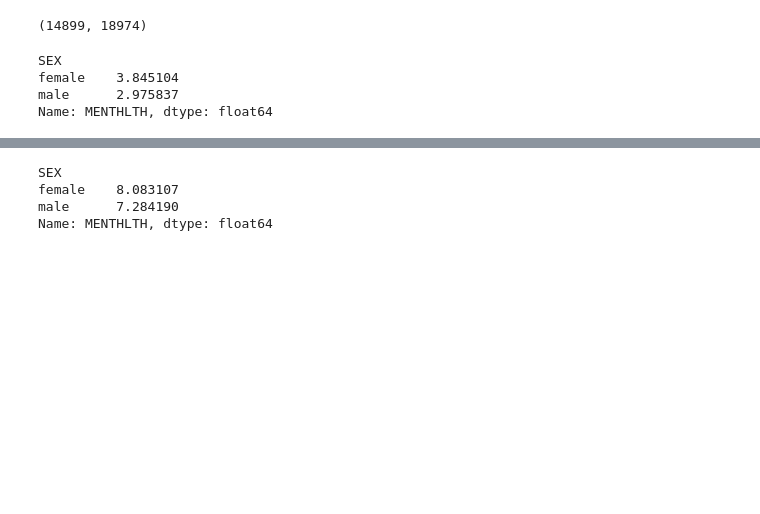
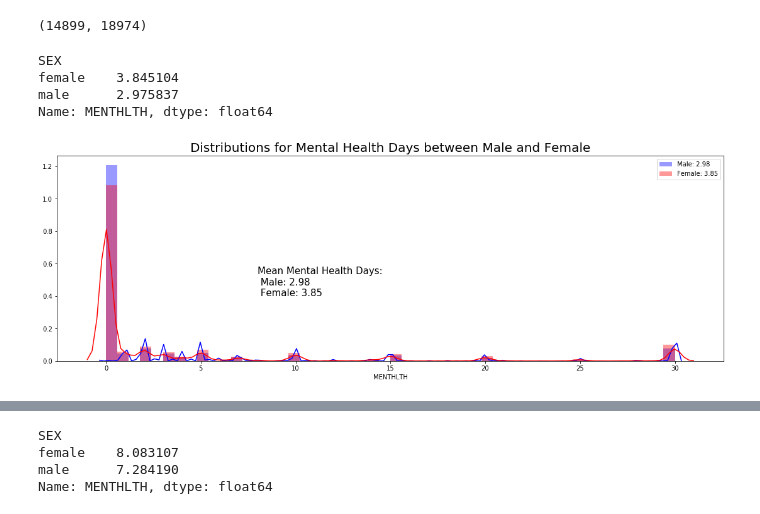
Before and after one commit to bphall/meagan_brayton, a Jupyter notebook: ANOVA.ipynb, the cells around one changed output, grey strips where cells are left out. Drawn from its saved outputs; the diff is of its cells as text; code cells hidden in the pictures; blank space fills up the shorter version.

Commit message:
final push after presentation with added visualizations

```diff
--- a/ANOVA.ipynb
+++ b/ANOVA.ipynb
@@ -281,0 +287,10 @@ Name: MENTHLTH, dtype: float64
+# %%
+plt.figure(figsize=(19,6))
+sns.distplot(m, color='blue')
+sns.distplot(f, color='red')
+plt.text(8, .4, 'Mean Mental Health Days:\n Male: 2.98\n Female: 3.85 ', fontsize=15)
+plt.title('Distributions for Mental Health Days between Male and Female', fontsize=20)
+plt.legend([f'Male: {male_mean:.2f}',f'Female: {female_mean:.2f}'])
+plt.show()
+# %% [output]
+[figure, added]
```
Also changed, not shown: parts of 11 cells of this notebook.
